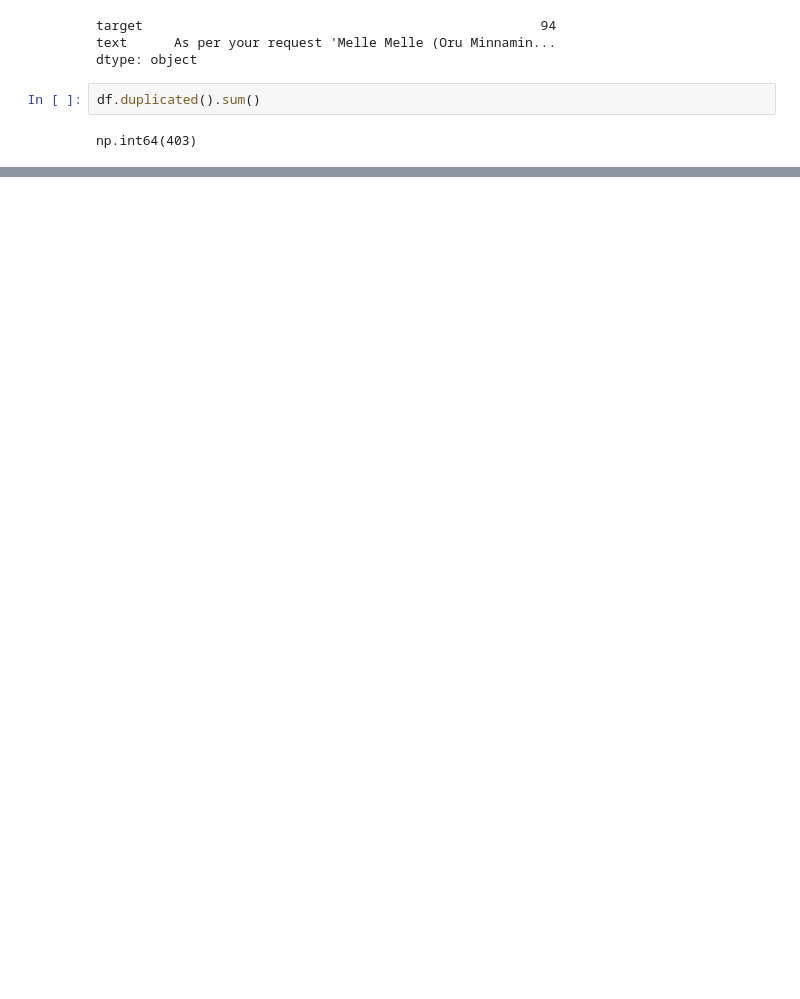
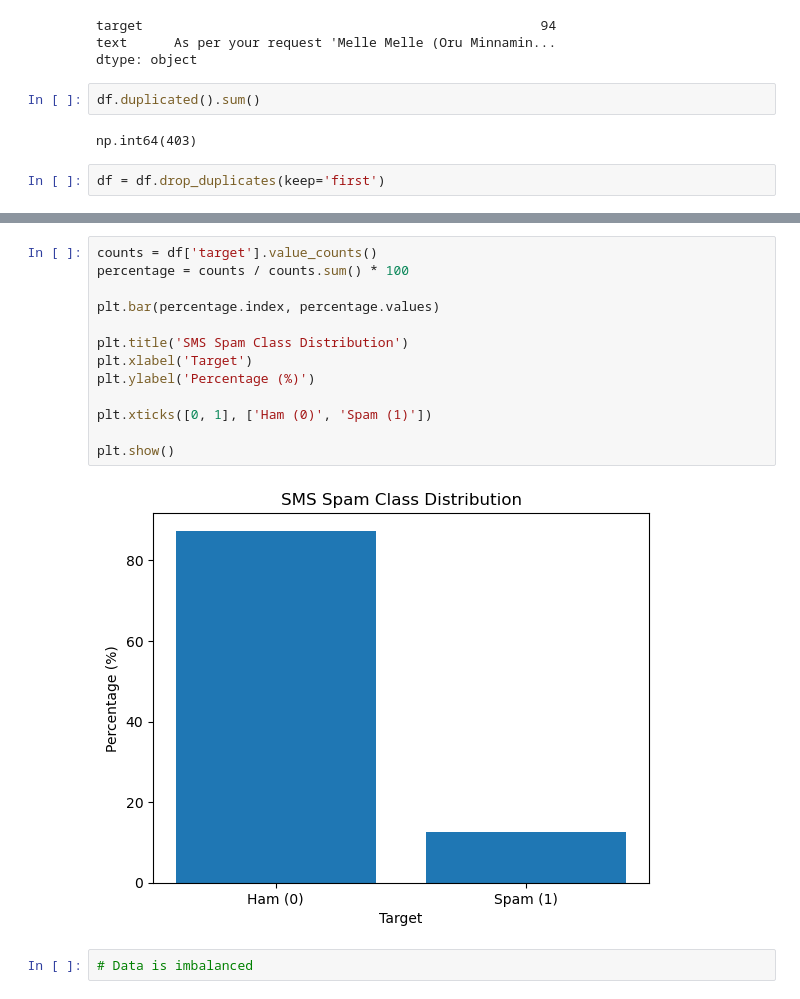
Before and after one commit to milanrai14/sms-spam-detection, a Jupyter notebook: notebook/sms_spam_detection.ipynb, the cells around one changed output, grey strips where cells are left out. Saved outputs shown, nothing was run; the diff lists cells and outputs as text; blank space fills up the shorter version.

```diff
--- a/notebook/sms_spam_detection.ipynb
+++ b/notebook/sms_spam_detection.ipynb
@@ -143,3 +143,5 @@ dtype: object
 df.duplicated().sum()
 # %% [output]
 np.int64(403)
+# %%
+df = df.drop_duplicates(keep='first')
@@ -145,0 +177,17 @@ np.int64(403)
+# %%
+counts = df['target'].value_counts()
+percentage = counts / counts.sum() * 100
+
+plt.bar(percentage.index, percentage.values)
+
+plt.title('SMS Spam Class Distribution')
+plt.xlabel('Target')
+plt.ylabel('Percentage (%)')
+
+plt.xticks([0, 1], ['Ham (0)', 'Spam (1)'])
+
+plt.show()
+# %% [output]
+[figure, added]
+# %%
+# Data is imbalanced
```
Also changed, not shown: parts of 13 cells of this notebook.
